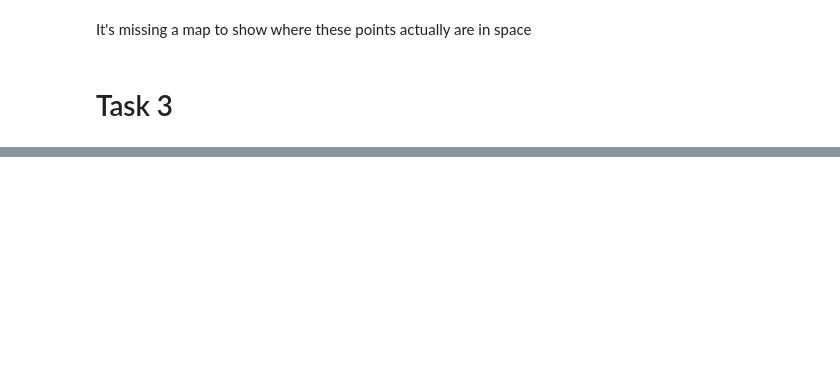
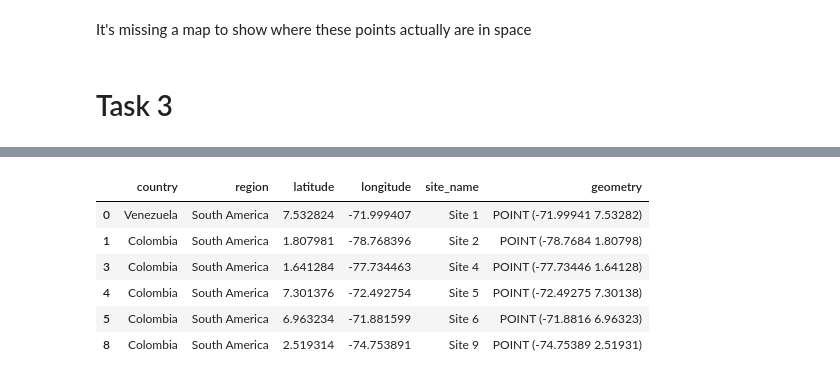
Before and after one commit to russellcha1/Geospatial-Assignment, a Jupyter notebook: Geospatial-assignment.ipynb, the cells around one changed output, grey strips where cells are left out. Cells and saved outputs as stored; diff of their text form; code cells hidden in the pictures; blank space fills up the shorter version.

```diff
--- a/Geospatial-assignment.ipynb
+++ b/Geospatial-assignment.ipynb
@@ -76,0 +128,12 @@ AttributeError: 'DataFrame' object has no attribute 'iterrow'
+# %%
+sa_gdf = site_gdf[site_gdf['region']=='South America']
+
+sa_gdf
+# %% [output]
+|  | country | region | latitude | longitude | site_name | geometry |
+| 0 | Venezuela | South America | 7.532824 | -71.999407 | Site 1 | POINT (-71.99941 7.53282) |
+| 1 | Colombia | South America | 1.807981 | -78.768396 | Site 2 | POINT (-78.7684 1.80798) |
+| 3 | Colombia | South America | 1.641284 | -77.734463 | Site 4 | POINT (-77.73446 1.64128) |
+| 4 | Colombia | South America | 7.301376 | -72.492754 | Site 5 | POINT (-72.49275 7.30138) |
+| 5 | Colombia | South America | 6.963234 | -71.881599 | Site 6 | POINT (-71.8816 6.96323) |
+| 8 | Colombia | South America | 2.519314 | -74.753891 | Site 9 | POINT (-74.75389 2.51931) |
```
Also changed, not shown: parts of 12 cells of this notebook.
